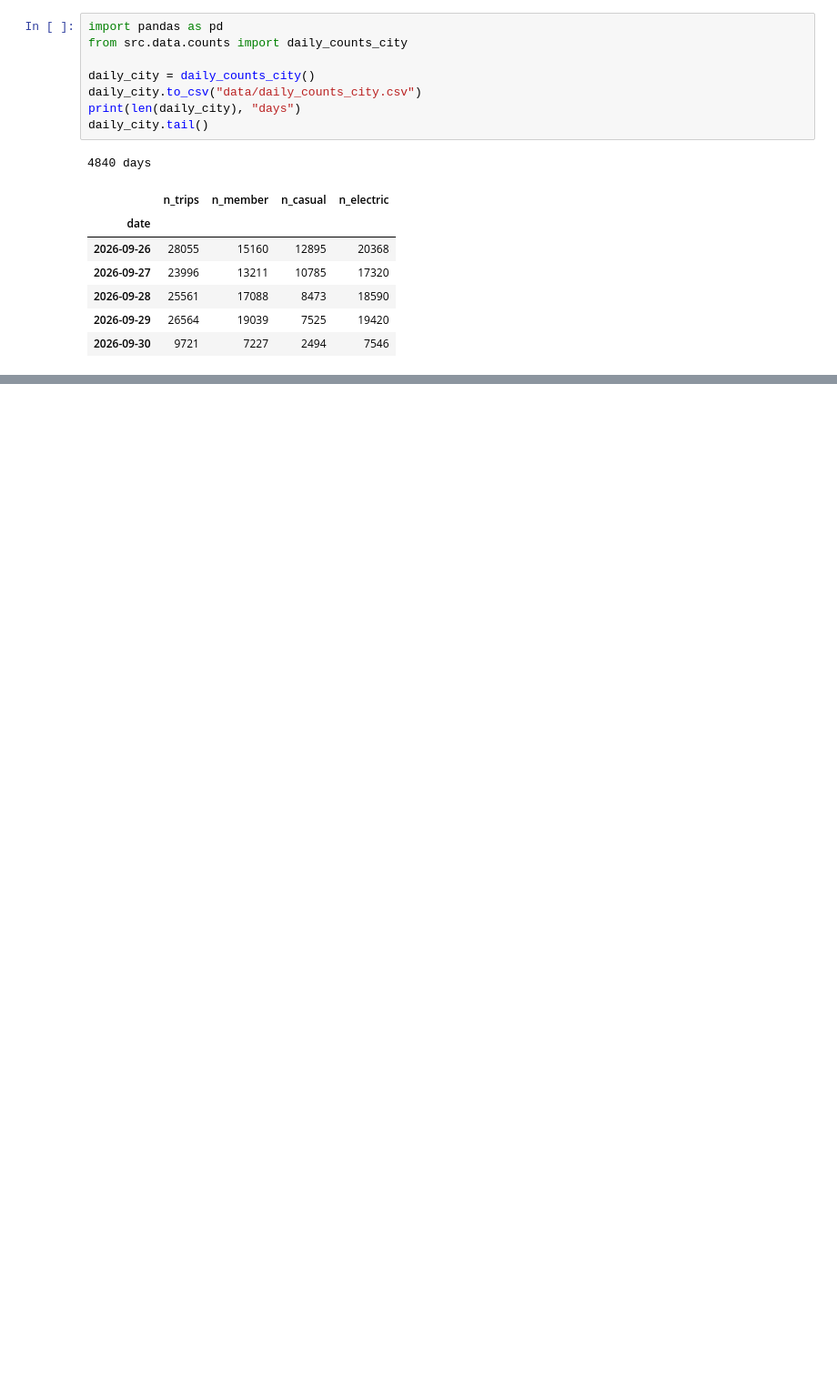
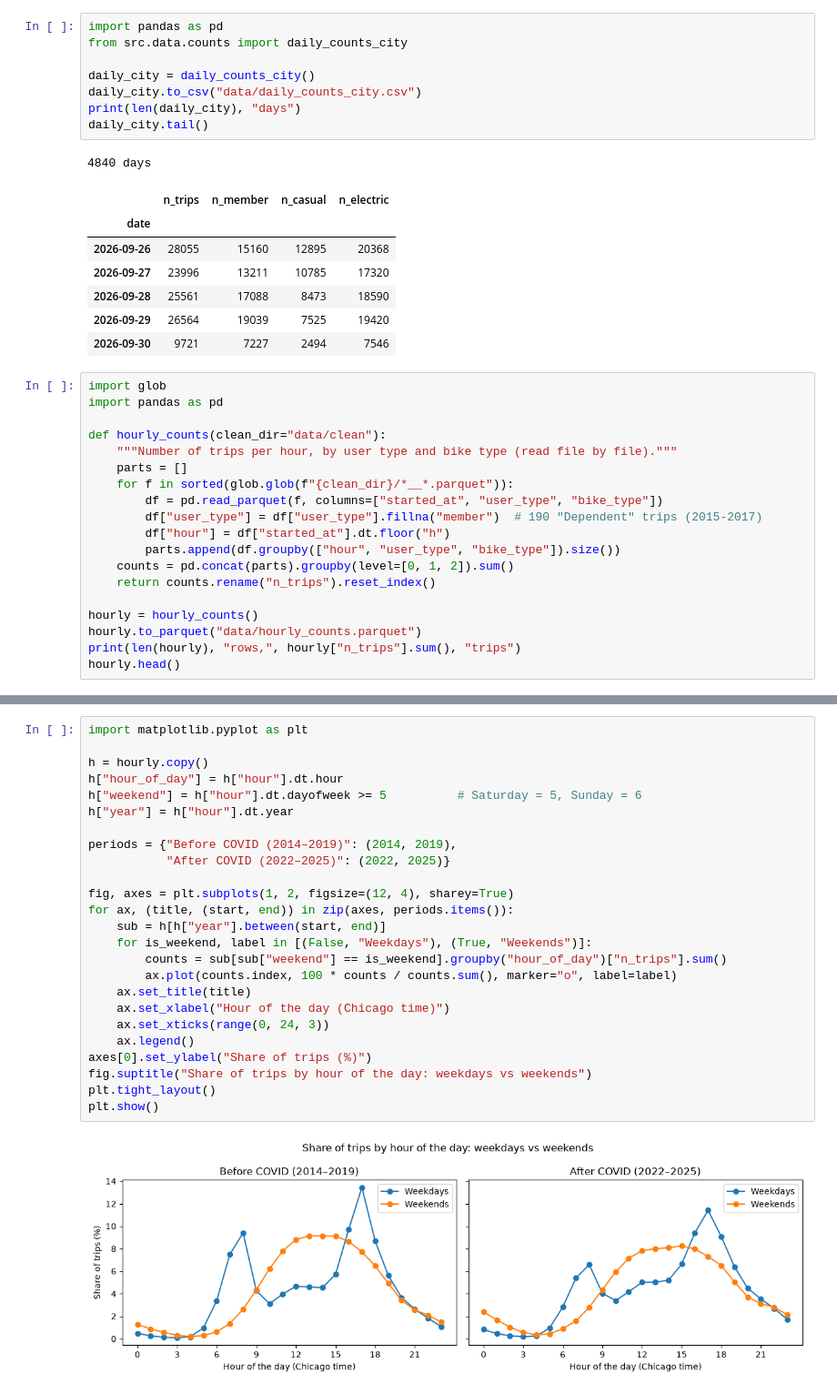
Before and after one commit to laure-cio/ADA-project2026, a Jupyter notebook: jeanne.ipynb, the cells around one changed output, grey strips where cells are left out. Shown at 91% size. Cells and saved outputs as stored; diff of their text form; blank space fills up the shorter version.

Commit message:
Save notebooks before reorganisation

```diff
--- a/jeanne.ipynb
+++ b/jeanne.ipynb
@@ -15,3 +15,22 @@ daily_city.tail()
 | 2026-09-28 | 25561 | 17088 | 8473 | 18590 |
 | 2026-09-29 | 26564 | 19039 | 7525 | 19420 |
 | 2026-09-30 | 9721 | 7227 | 2494 | 7546 |
+# %%
+import glob
+import pandas as pd
+
+def hourly_counts(clean_dir="data/clean"):
+    """Number of trips per hour, by user type and bike type (read file by file)."""
+    parts = []
+    for f in sorted(glob.glob(f"{clean_dir}/*__*.parquet")):
+        df = pd.read_parquet(f, columns=["started_at", "user_type", "bike_type"])
+        df["user_type"] = df["user_type"].fillna("member")  # 190 "Dependent" trips (2015-2017)
+        df["hour"] = df["started_at"].dt.floor("h")
+        parts.append(df.groupby(["hour", "user_type", "bike_type"]).size())
+    counts = pd.concat(parts).groupby(level=[0, 1, 2]).sum()
+    return counts.rename("n_trips").reset_index()
+
+hourly = hourly_counts()
+hourly.to_parquet("data/hourly_counts.parquet")
+print(len(hourly), "rows,", hourly["n_trips"].sum(), "trips")
+hourly.head()
@@ -17,0 +89,27 @@ daily_city.tail()
+# %%
+import matplotlib.pyplot as plt
+
+h = hourly.copy()
+h["hour_of_day"] = h["hour"].dt.hour
+h["weekend"] = h["hour"].dt.dayofweek >= 5          # Saturday = 5, Sunday = 6
+h["year"] = h["hour"].dt.year
+
+periods = {"Before COVID (2014–2019)": (2014, 2019),
+           "After COVID (2022–2025)": (2022, 2025)}
+
+fig, axes = plt.subplots(1, 2, figsize=(12, 4), sharey=True)
+for ax, (title, (start, end)) in zip(axes, periods.items()):
+    sub = h[h["year"].between(start, end)]
+    for is_weekend, label in [(False, "Weekdays"), (True, "Weekends")]:
+        counts = sub[sub["weekend"] == is_weekend].groupby("hour_of_day")["n_trips"].sum()
+        ax.plot(counts.index, 100 * counts / counts.sum(), marker="o", label=label)
+    ax.set_title(title)
+    ax.set_xlabel("Hour of the day (Chicago time)")
+    ax.set_xticks(range(0, 24, 3))
+    ax.legend()
+axes[0].set_ylabel("Share of trips (%)")
+fig.suptitle("Share of trips by hour of the day: weekdays vs weekends")
+plt.tight_layout()
+plt.show()
+# %% [output]
+[figure, added]
```
Also changed, not shown: parts of 78 cells of this notebook, 1 other file.
